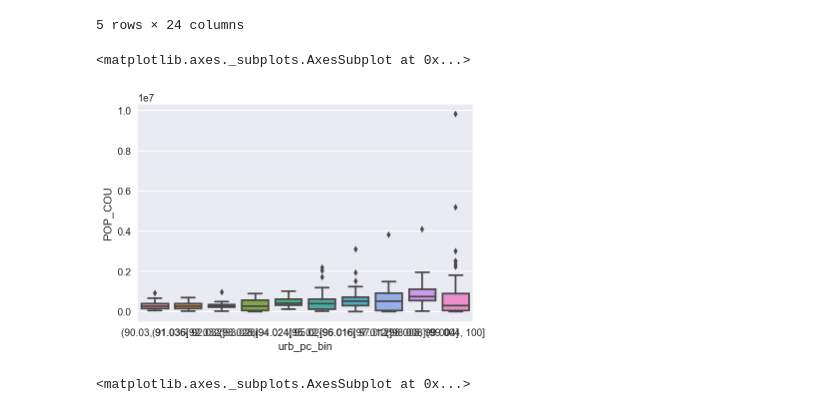
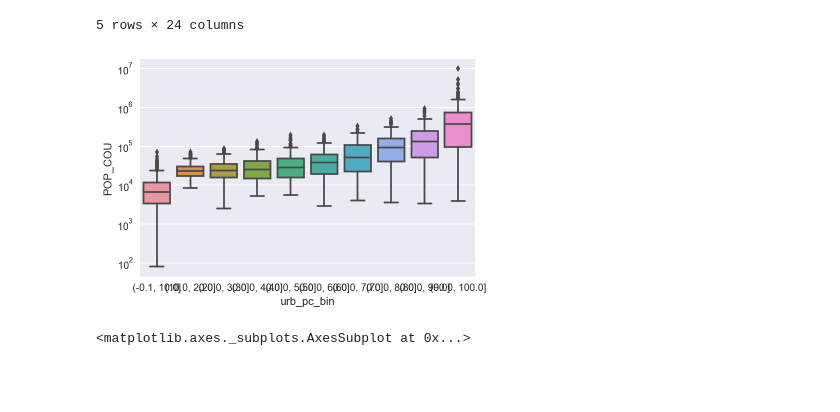
Before and after one commit to mdlynch37/Clustering-Jewish-Communities, a Jupyter notebook: Executable/Census-Urban-Rural-Classification-2010.ipynb, the cells around one changed output. Cells and saved outputs as stored; diff of their text form; code cells hidden in the pictures; blank space fills up the shorter version.

```diff
--- a/Executable/Census-Urban-Rural-Classification-2010.ipynb
+++ b/Executable/Census-Urban-Rural-Classification-2010.ipynb
@@ -128,13 +81,11 @@ urb_rur[urb_rur.POPPCT_URBAN!=100].sort_values('POP_COU', ascending=False).head(
 | 06073 | California | San Diego | 3095313 | 10895120648.000 | 2993259 | 96.700 | 1969080482 | 18.070 | 3937.100 | ... |
 5 rows × 24 columns
 # %%
-cond = urb_rur.POPPCT_URBAN>=90
-data = urb_rur[cond].join(pd.cut(urb_rur[cond].POPPCT_URBAN, 10).to_frame('urb_pc_bin'))
-sns.boxplot(x='urb_pc_bin', y='POP_COU', data=data)
-# plt.ylim(0, 8e5)
+data = urb_rur.join(pd.cut(urb_rur.POPPCT_URBAN, 10).to_frame('urb_pc_bin'))
+sns.boxplot(x='urb_pc_bin', y='POP_COU', data=data[data.urb_pc_bin!='(90, 100]'])
+plt.yscale('log')
 # %% [output]
-<matplotlib.axes._subplots.AxesSubplot at 0x...>
-[figure, old version]
+[figure, new version]
 # %%
 sns.distplot(urb_rur.POPPCT_URBAN, bins=100, hist_kws=dict(cumulative=True))
 # %% [output]
```
Also changed, not shown: parts of 5 cells of this notebook, 10 other files.
